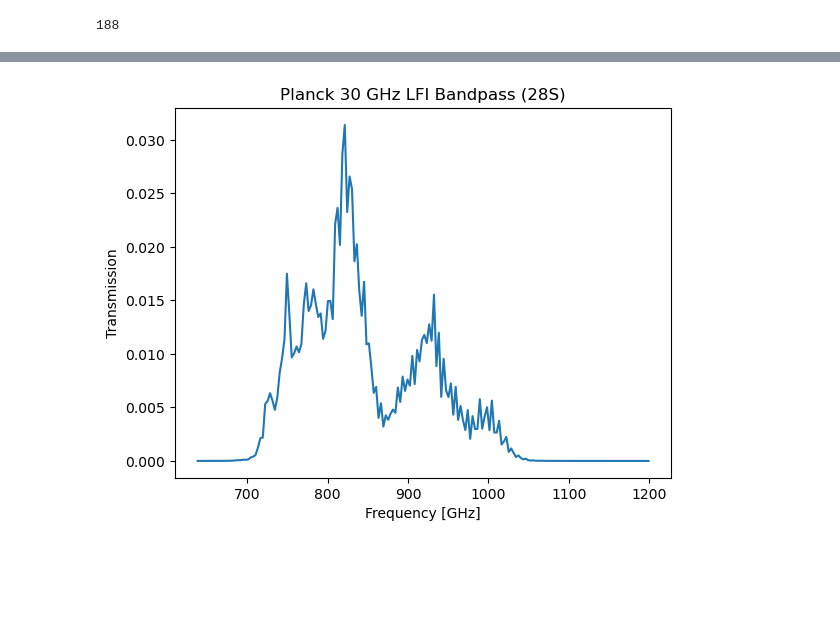
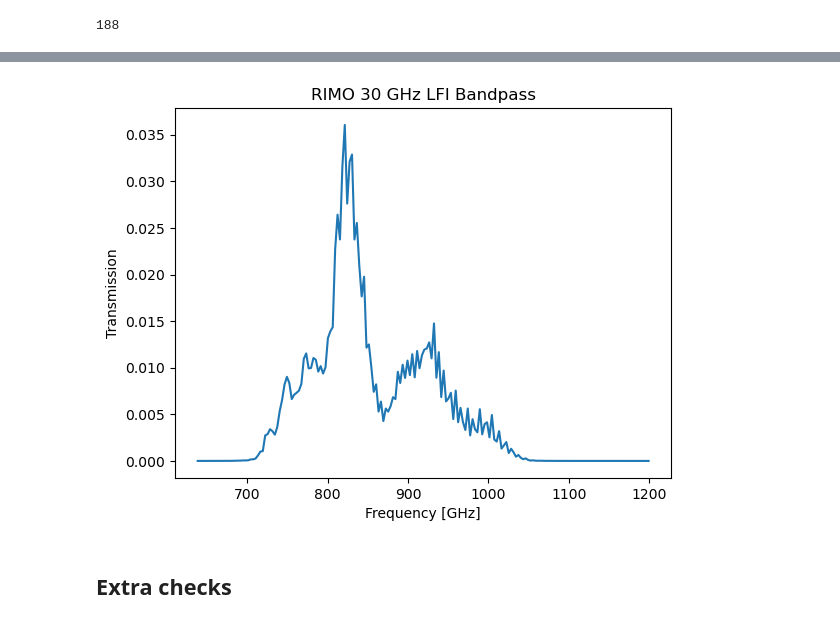
Before and after one commit to aankitdas/cmb-stuff, a Jupyter notebook: runtime_tests.ipynb, the cells around one changed output, grey strips where cells are left out. Cells and saved outputs as stored; diff of their text form; code cells hidden in the pictures; blank space fills up the shorter version.

```diff
--- a/runtime_tests.ipynb
+++ b/runtime_tests.ipynb
@@ -195,4 +279,6 @@ print(bandpass_hdu.columns.names)
 # %%
+bandpass_hdu = hdul['BANDPASS_030']
+
 c_cm_s = 2.99792458e10  # speed of light in cm/s
 freqs = (bandpass_hdu.data['WAVENUMBER'] * c_cm_s / 1e9)*u.GHz
 weights = bandpass_hdu.data['TRANSMISSION']
@@ -233,9 +326,11 @@ Total with BP time: 7889.15s
 # %%
 import matplotlib.pyplot as plt
 plt.plot(freqs, weights)
 plt.xlabel("Frequency [GHz]")
 plt.ylabel("Transmission")
-plt.title("Planck 30 GHz LFI Bandpass (28S)")
+plt.title(f"RIMO {int(bandpass_hdu.name[-3:])} GHz LFI Bandpass")
 plt.show()
 # %% [output]
-[figure, old version]
+[figure, new version]
+# %% [markdown]
+## Extra checks
```
Also changed, not shown: parts of 19 cells of this notebook.
